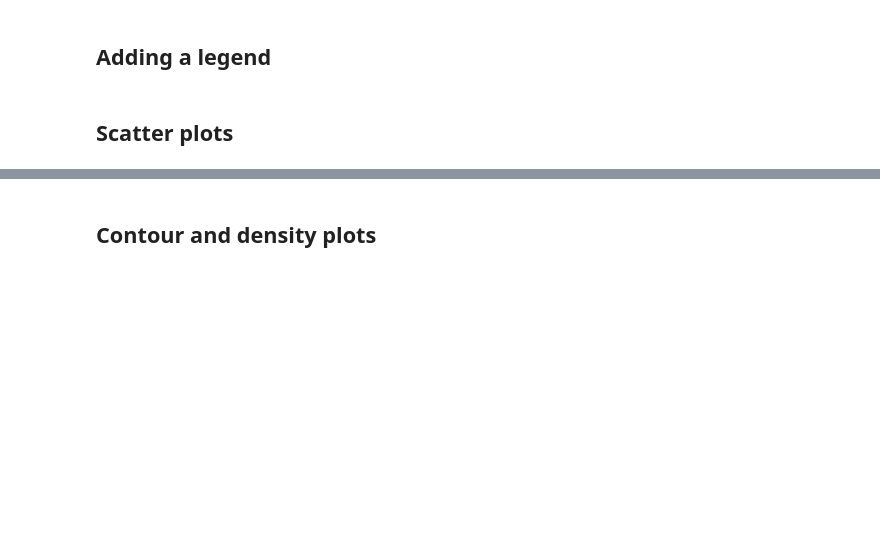
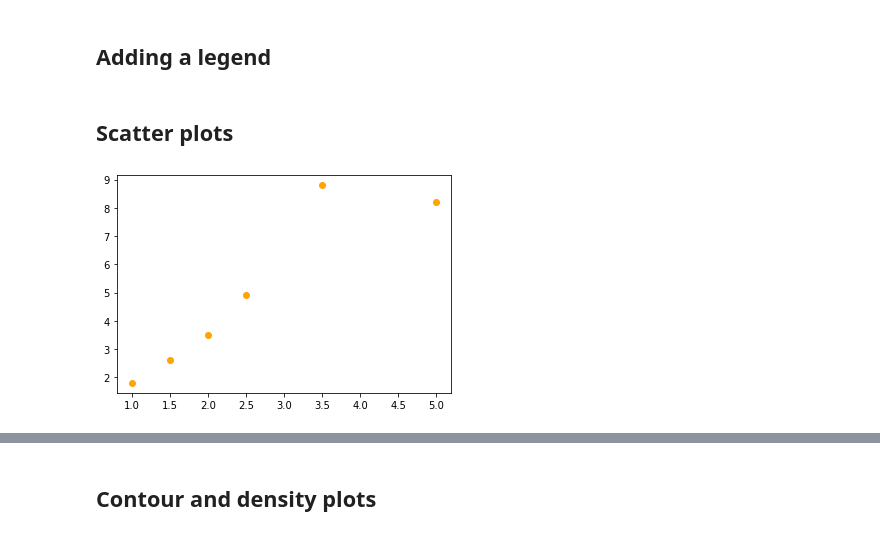
Before and after one commit to emilydumas/mcs275spring2022, a Jupyter notebook: samplecode/matplotlib/mpl-intro.ipynb, the cells around one changed output, grey strips where cells are left out. Drawn from its saved outputs; the diff is of its cells as text; code cells hidden in the pictures; blank space fills up the shorter version.

```diff
--- a/samplecode/matplotlib/mpl-intro.ipynb
+++ b/samplecode/matplotlib/mpl-intro.ipynb
@@ -184,9 +211,12 @@ plt.show()
 # %%
 # Fundamentally, plt.plot shows the same marker symbol
 # (same size, shape, color) at each data point
 n = np.array([1,1.5,2,2.5,3.5,5])
 t = np.array([1.8,2.6,3.5,4.9,8.8,8.2])
-plt.plot(n,t,marker="o",linestyle="")
+plt.plot(n,t,marker="o",linestyle="",color="orange")
+plt.show()
+# %% [output]
+[figure, added]
 # %%
 n = np.array([1,1.5,2,2.5,3.5,5])
 t = np.array([1.8,2.6,3.5,4.9,8.8,8.2])
```
Also changed, not shown: parts of 27 cells of this notebook.
